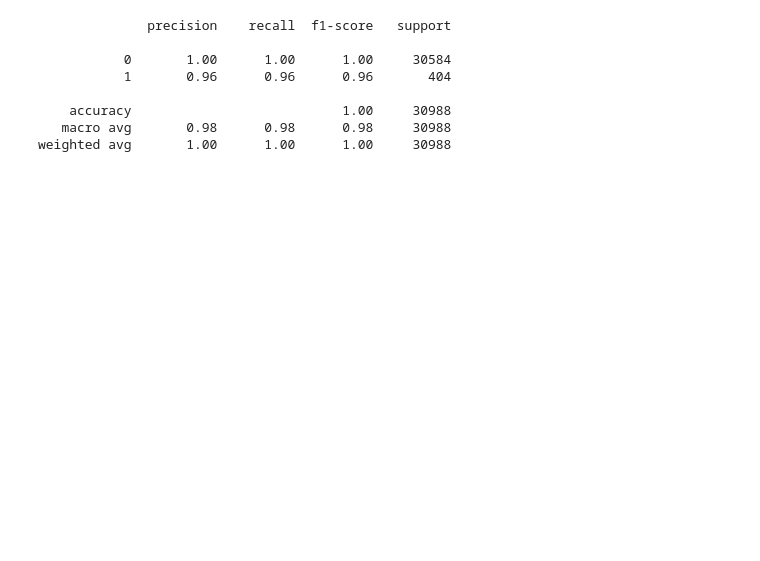
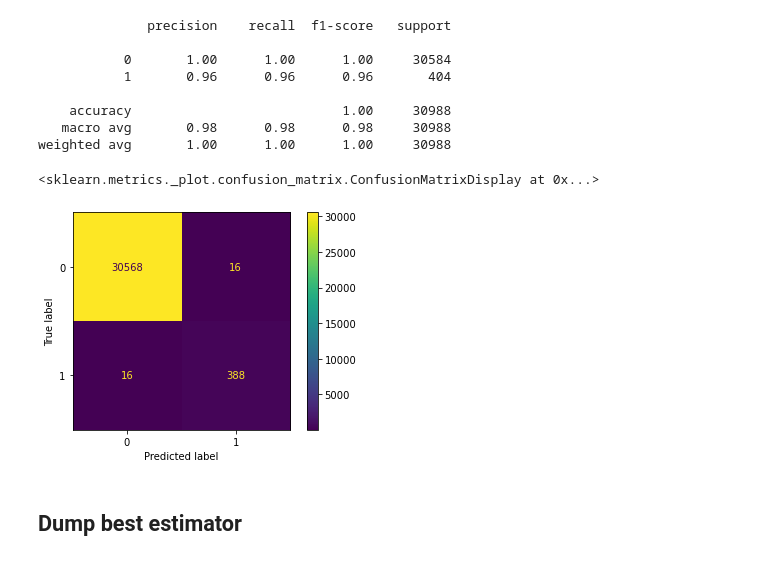
Before and after one commit to afroserom/ibm_advanced_data_science_capstone, a Jupyter notebook: 4_model_definition.ipynb, the cells around one changed output. Drawn from its saved outputs; the diff is of its cells as text; code cells hidden in the pictures; blank space fills up the shorter version.

```diff
--- a/4_model_definition.ipynb
+++ b/4_model_definition.ipynb
@@ -142,3 +157,10 @@ print(classification_report(y_train, y_pred))
     accuracy                           1.00     30988
    macro avg       0.98      0.98      0.98     30988
 weighted avg       1.00      1.00      1.00     30988
+# %%
+plot_confusion_matrix(gs.best_estimator_, X_train, y_train)
+# %% [output]
+<sklearn.metrics._plot.confusion_matrix.ConfusionMatrixDisplay at 0x...>
+[figure, added]
+# %% [markdown]
+## Dump best estimator
```
Also changed, not shown: parts of 9 cells of this notebook, 10 other files.
